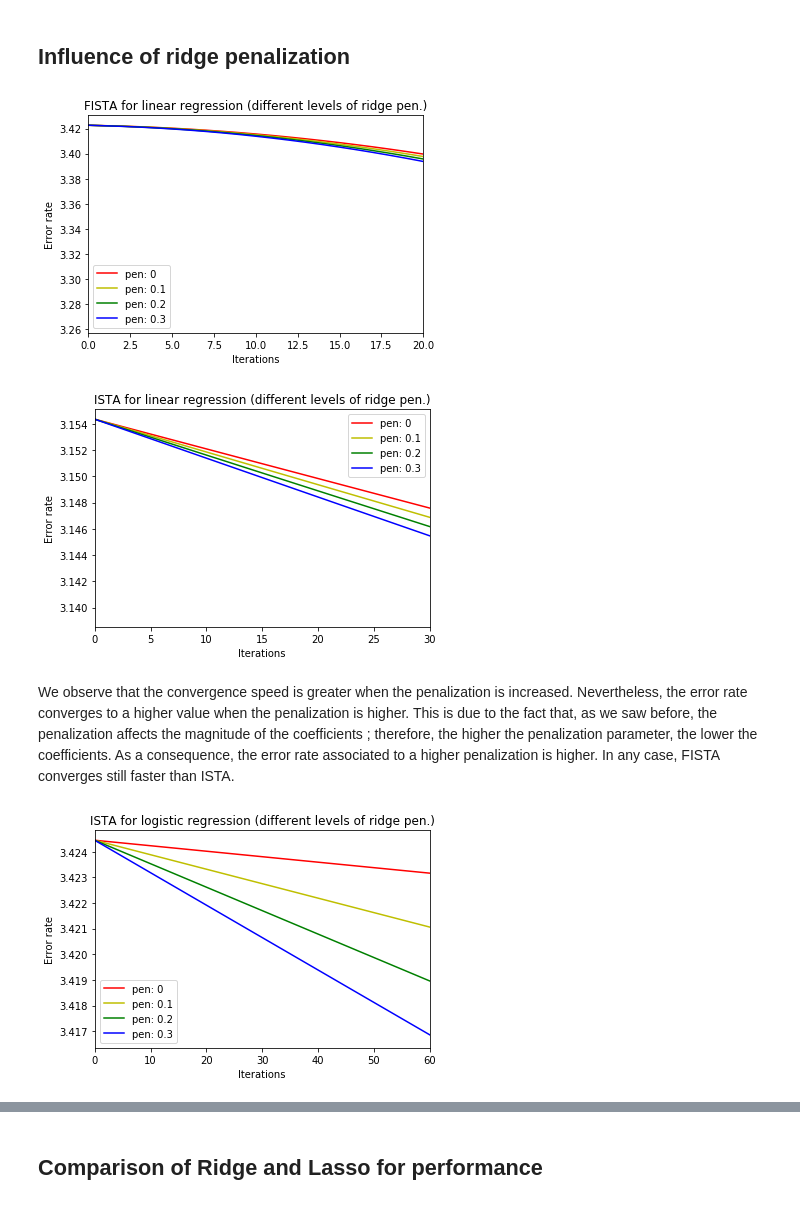
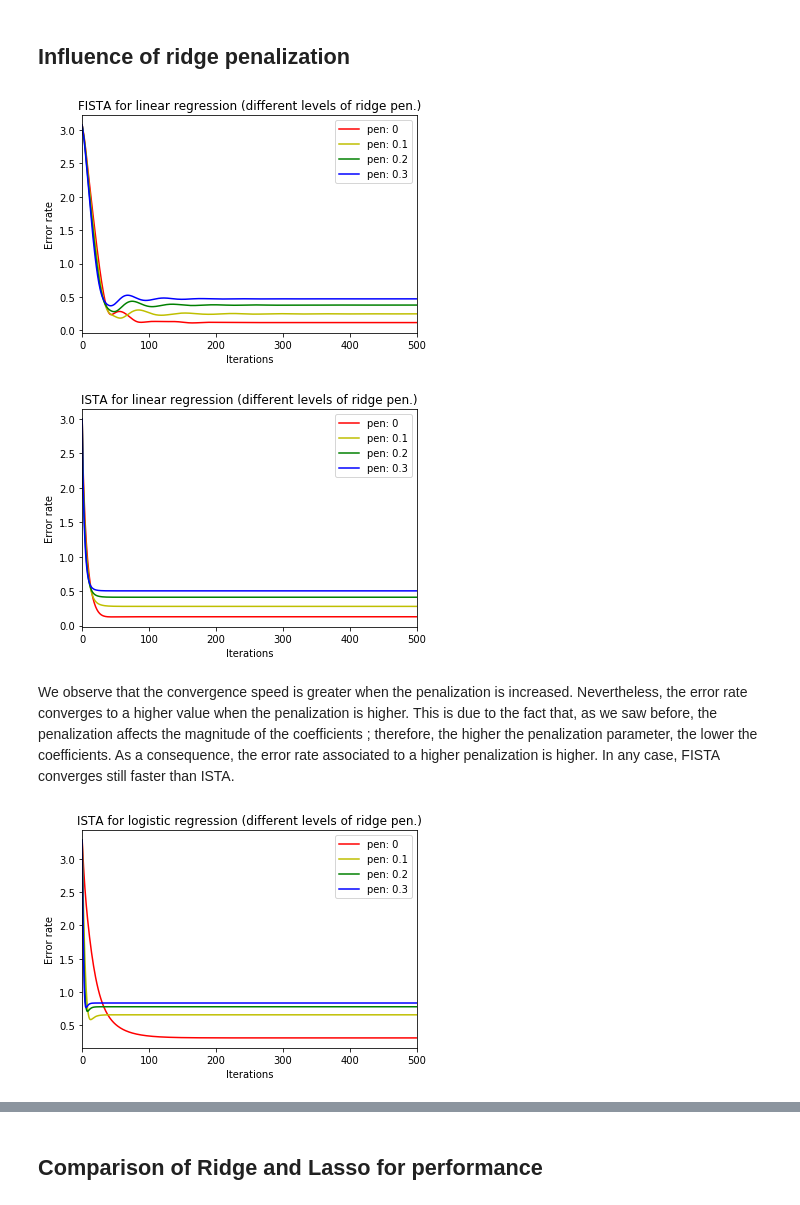
Before and after one commit to saaaab1213/Optimization4DS, a Jupyter notebook: lab1_el_bez_salma_and_hurtado_sabina.ipynb, the cells around one changed output, grey strips where cells are left out. Cells and saved outputs as stored; diff of their text form; code cells hidden in the pictures.

```diff
--- a/lab1_el_bez_salma_and_hurtado_sabina.ipynb
+++ b/lab1_el_bez_salma_and_hurtado_sabina.ipynb
@@ -252,9 +252,10 @@ We need to be able to compute $f$ and its gradient
 # %%
 def loss_linreg(x):
     """Least-squares loss"""
-    return norm(b - A.dot(x))**2 /(2*n_samples)
+    return norm( A.dot(x)-b)**2 /(2*n_samples)
 
 def grad_linreg(x):
+
     """Leas-squares gradient"""
     return A.T.dot(A.dot(x)-b)/n_samples
 
@@ -267,8 +268,6 @@ def loss_logreg(x):
 def grad_logreg(x):
     """Logistic gradient"""
     return np.average ( (-b * A.T) *  (1/(1 + np.exp(b * A.dot(x)))), axis=1 )
-
-# TO BE COMPLETED
 # %%
 from scipy.optimize import check_grad
 A,b= simu_linreg(coefs, n_samples)
@@ -296,15 +295,14 @@ check_grad(loss_logreg,grad_logreg,x)
     </ul>
 </div>
 # %%
-# TO BE COMPLETED
 
 def lip_linreg(A):
     """Lipschitz constant for linear squares loss"""
-    return norm(np.dot(A, A.T), 2)**2 / n_samples
+    return norm(A, 2)**2 / n_samples
 
 def lip_logreg(A):
     """Lipschitz constant for logistic loss"""
-    return norm(np.dot(A, A.T), 2)**2 / n_samples
+    return norm(A, 2)**2 / (4*n_samples)
 
 def ista(x0, f, grad_f, g, prox_g, step, s=0., n_iter=50,
          x_true=coefs, verbose=True):
@@ -329,7 +327,7 @@ def ista(x0, f, grad_f, g, prox_g, step, s=0., n_iter=50,
         print(' | '.join([name.center(8) for name in ["it", "obj", "err"]]))
     for k in range(n_iter + 1):
 
-        x=prox_g(x-step*grad_f(x), s,step)
+        x = prox_g(x - step * grad_f(x), s * step)
 
         obj = f(x) + g(x, s)
         err = norm(x - x_true) / norm(x_true)
@@ -369,9 +367,9 @@ def fista(x0, f, grad_f, g, prox_g, step, s=0., n_iter=50,
         print(' | '.join([name.center(8) for name in ["it", "obj", "err"]]))
     for k in range(n_iter + 1):
 
-        x_new = prox_g(z - step*grad_f(z), s, step)
-        t_new = (1/2)*(1 + np.sqrt(1 + 4*(t**2)))
-        z_new = x_new + ((t-1)/t_new)*(x_new - x)
+        x_new = prox_g(z - step * grad_f(z), s * step)
+        t_new = (1 / 2) * (1 + np.sqrt(1 + 4 * (t ** 2)))
+        z_new = x_new + ((t - 1) / t_new) * (x_new - x)
 
         x = x_new
         t = t_new
@@ -407,8 +405,8 @@ s = 1e-2
 </div>
 # %%
 A,b= simu_linreg(coefs, n_samples)
-result_ista = ista(x0, loss_linreg, grad_linreg, ridge, prox_ridge, 1/lip_linreg(A), s, n_iter, x_true= coefs, verbose=False)
-result_fista = fista(x0, loss_linreg, grad_linreg, ridge, prox_ridge, 1/lip_linreg(A), s, n_iter,
+result_ista = ista(x0, loss_linreg, grad_linreg, ridge, prox_ridge, 1/lip_linreg(A_lin), s, n_iter, x_true= coefs, verbose=True)
+result_fista = fista(x0, loss_linreg, grad_linreg, ridge, prox_ridge, 1/lip_linreg(A_lin), s, n_iter= 1000,
                    x_true=coefs, verbose=False)
 x_min = result_fista [0]
 obj_min = result_fista[1][-1]
@@ -624,13 +629,13 @@ more difficult for the gradient to converge to the optimal solution.
 ## Influence of ridge penalization
 # %%
 A, b = simu_linreg(coefs, n_samples=1000, corr=0.5)
-L = lip_linreg(A)
+L = 1/lip_linreg(A_lin)
 
 x = randn(50)
-Z0 = fista(x, loss_linreg, grad_linreg, ridge, prox_ridge, 1/L, s=0, n_iter =50, verbose=False)
-Z1 = fista(x, loss_linreg, grad_linreg, ridge, prox_ridge, 1/L, s=0.1, n_iter =50, verbose=False)
-Z2 = fista(x, loss_linreg, grad_linreg, ridge, prox_ridge, 1/L, s=0.2, n_iter =50,verbose=False)
-Z3 = fista(x, loss_linreg, grad_linreg, ridge, prox_ridge, 1/L, s=0.3, n_iter =50, verbose=False)
+Z0 = fista(x, loss_linreg, grad_linreg, ridge, prox_ridge, L, s=0, n_iter =500, verbose=False)
+Z1 = fista(x, loss_linreg, grad_linreg, ridge, prox_ridge, L, s=0.1, n_iter =500, verbose=False)
+Z2 = fista(x, loss_linreg, grad_linreg, ridge, prox_ridge, L, s=0.2, n_iter =500,verbose=False)
+Z3 = fista(x, loss_linreg, grad_linreg, ridge, prox_ridge, L, s=0.3, n_iter =500, verbose=False)
 
 x = np.arange(len(Z0[1]))
 fig = plt.figure()
@@ -643,20 +648,20 @@ plt.title('FISTA for linear regression (different levels of ridge pen.)')
 plt.xlabel('Iterations')
 plt.ylabel('Error rate')
 
-plt.xlim(0, 20)
+plt.xlim(0, 500)
 plt.legend()
 plt.show()
 # %% [output]
-[figure, old version]
+[figure, new version]
 # %%
 A, b = simu_linreg(coefs, n_samples=1000, corr=0.5)
 L = lip_linreg(A)
 
 x = randn(50)
-Z0 = ista(x, loss_linreg, grad_linreg, ridge, prox_ridge, 1/L, s=0, n_iter =50, verbose=False)
-Z1 = ista(x, loss_linreg, grad_linreg, ridge, prox_ridge, 1/L, s=0.1, n_iter =50, verbose=False)
-Z2 = ista(x, loss_linreg, grad_linreg, ridge, prox_ridge, 1/L, s=0.2, n_iter =50, verbose=False)
-Z3 = ista(x, loss_linreg, grad_linreg, ridge, prox_ridge, 1/L, s=0.3, n_iter =50, verbose=False)
+Z0 = ista(x, loss_linreg, grad_linreg, ridge, prox_ridge, 1/L, s=0, n_iter =500, verbose=False)
+Z1 = ista(x, loss_linreg, grad_linreg, ridge, prox_ridge, 1/L, s=0.1, n_iter =500, verbose=False)
+Z2 = ista(x, loss_linreg, grad_linreg, ridge, prox_ridge, 1/L, s=0.2, n_iter =500, verbose=False)
+Z3 = ista(x, loss_linreg, grad_linreg, ridge, prox_ridge, 1/L, s=0.3, n_iter =500, verbose=False)
 
 x = np.arange(len(Z0[1]))
 fig = plt.figure()
@@ -669,11 +674,11 @@ plt.xlabel('Iterations')
 plt.ylabel('Error rate')
 plt.title('ISTA for linear regression (different levels of ridge pen.)')
 
-plt.xlim(0, 30)
+plt.xlim(0, 500)
 plt.legend()
 plt.show()
 # %% [output]
-[figure, old version]
+[figure, new version]
 # %% [markdown]
 
 
@@ -681,29 +686,29 @@ We observe that the convergence speed is greater when the penalization is increa
 # %%
 A, b = simu_logreg(coefs, n_samples=1000, corr=0.5)
 L = lip_logreg(A)
 
 x = randn(50)
-Z0 = ista(x, loss_logreg, grad_logreg, ridge, prox_ridge, 1/L, s=0, n_iter =60, verbose=False)
-Z1 = ista(x, loss_logreg, grad_logreg, ridge, prox_ridge, 1/L, s=0.1, n_iter =60, verbose=False)
-Z2 = ista(x, loss_logreg, grad_logreg, ridge, prox_ridge, 1/L, s=0.2, n_iter =60, verbose=False)
-Z3 = ista(x, loss_logreg, grad_logreg, ridge, prox_ridge, 1/L, s=0.3, n_iter =60, verbose=False)
+Z0 = ista(x, loss_logreg, grad_logreg, ridge, prox_ridge, 1/L, s=0, n_iter =500, verbose=False)
+Z1 = ista(x, loss_logreg, grad_logreg, ridge, prox_ridge, 1/L, s=0.1, n_iter =500, verbose=False)
+Z2 = ista(x, loss_logreg, grad_logreg, ridge, prox_ridge, 1/L, s=0.2, n_iter =500, verbose=False)
+Z3 = ista(x, loss_logreg, grad_logreg, ridge, prox_ridge, 1/L, s=0.3, n_iter =500, verbose=False)
 
 x = np.arange(len(Z0[1]))
 fig = plt.figure()
 ax = fig.add_subplot(1,1,1)
 plt.plot(x, Z0[2], 'r', label = 'pen: 0')
 plt.plot(x, Z1[2], 'y', label = 'pen: 0.1')
 plt.plot(x, Z2[2], 'g', label = 'pen: 0.2')
 plt.plot(x, Z3[2], 'b', label = 'pen: 0.3')
 plt.xlabel('Iterations')
 plt.ylabel('Error rate')
 plt.title('ISTA for logistic regression (different levels of ridge pen.)')
 
-plt.xlim(0, 60)
+plt.xlim(0, 500)
 plt.legend()
 plt.show()
 # %% [output]
-[figure, old version]
+[figure, new version]
 # %%
 A, b = simu_logreg(coefs, n_samples=1000, corr=0.5)
 L = lip_logreg(A)
```
Also changed, not shown: parts of 12 cells of this notebook.
